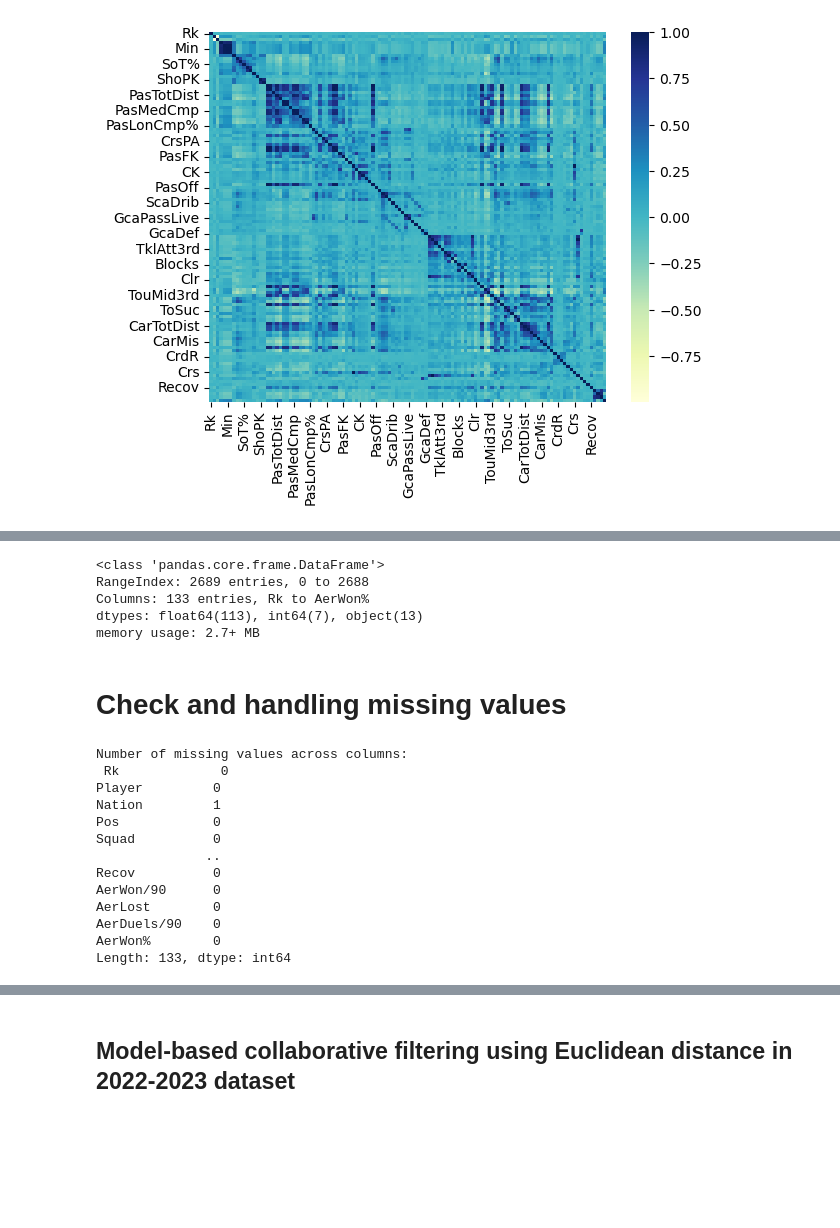
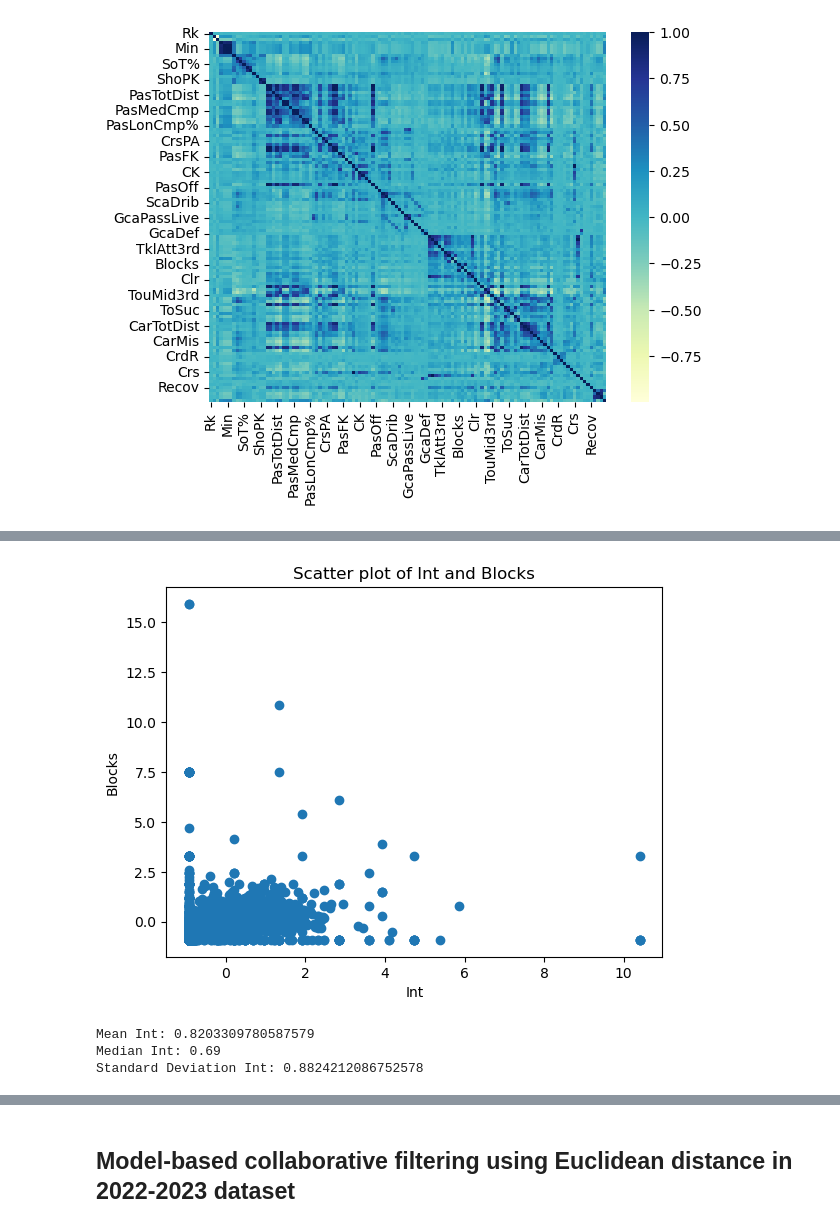
Before and after one commit to UrekMinhzino/Football-Player-Recommender-System, a Jupyter notebook: VanDick_replacement.ipynb, the cells around one changed output, grey strips where cells are left out. Drawn from its saved outputs; the diff is of its cells as text; code cells hidden in the pictures; blank space fills up the shorter version.

```diff
--- a/VanDick_replacement.ipynb
+++ b/VanDick_replacement.ipynb
@@ -56,4 +100,0 @@ df.shape
-# %%
-# Taking subset of the dataset
-
-df=df.iloc[:3000,0:]
@@ -77,28 +101,28 @@ Length: 133, dtype: object
-# %%
-df.info()
-# %% [output]
-<class 'pandas.core.frame.DataFrame'>
-RangeIndex: 2689 entries, 0 to 2688
-Columns: 133 entries, Rk to AerWon%
-dtypes: float64(113), int64(7), object(13)
-memory usage: 2.7+ MB
-# %% [markdown]
-# Check and handling missing values
-# %%
-# Check for missing values
-
-print('Number of missing values across columns: \n',df.isnull().sum())
-# %% [output]
-Number of missing values across columns:
- Rk             0
-Player         0
-Nation         1
-Pos            0
-Squad          0
-              ..
-Recov          0
-AerWon/90      0
-AerLost        0
-AerDuels/90    0
-AerWon%        0
-Length: 133, dtype: int64
+# %%
+# Create a scatter plot of 'Tkl/90' and 'TklWon%' KPI columns
+df = df.dropna(subset=['Int', 'Blocks'])
+scaler = StandardScaler()
+kpi_data_norm = scaler.fit_transform(df[['Int', 'Blocks']])
+Int = kpi_data_norm[:, 0]
+Blocks = kpi_data_norm[:, 1]
+plt.scatter(Int, Blocks)
+plt.xlabel('Int')
+plt.ylabel('Blocks')
+plt.title('Scatter plot of Int and Blocks')
+plt.show()
+# %% [output]
+[figure, added]
+# %%
+# Calculate Mean, Median, and Standard Deviation of 'Tkl/90' KPI Column
+tkl_col = df['Int'].apply(pd.to_numeric, errors='coerce').fillna(0)
+mean_tkl = tkl_col.mean()
+median_tkl = tkl_col.median()
+std_tkl = tkl_col.std()
+
+print('Mean Int:', mean_tkl)
+print('Median Int:', median_tkl)
+print('Standard Deviation Int:', std_tkl)
+# %% [output]
+Mean Int: 0.8203309780587579
+Median Int: 0.69
+Standard Deviation Int: 0.8824212086752578
```
Also changed, not shown: parts of 14 cells of this notebook.
